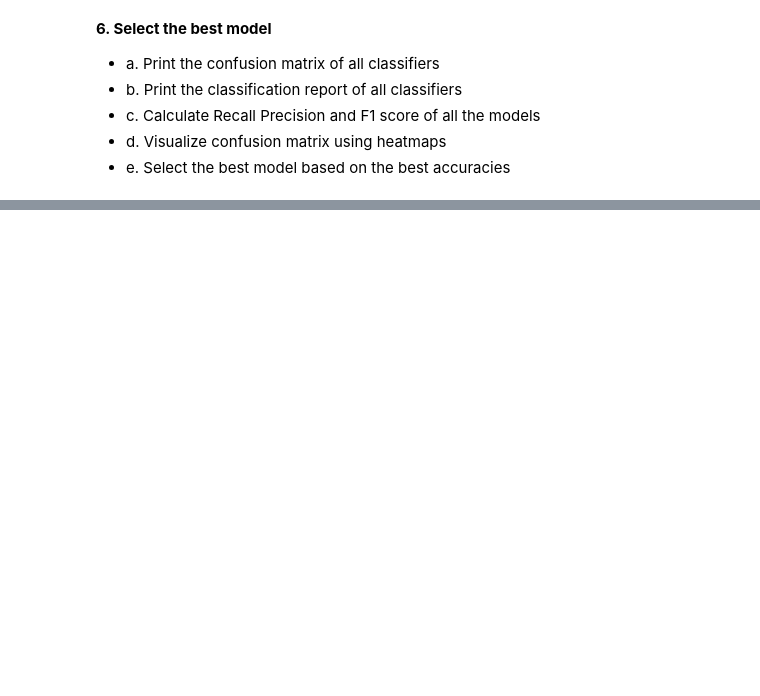
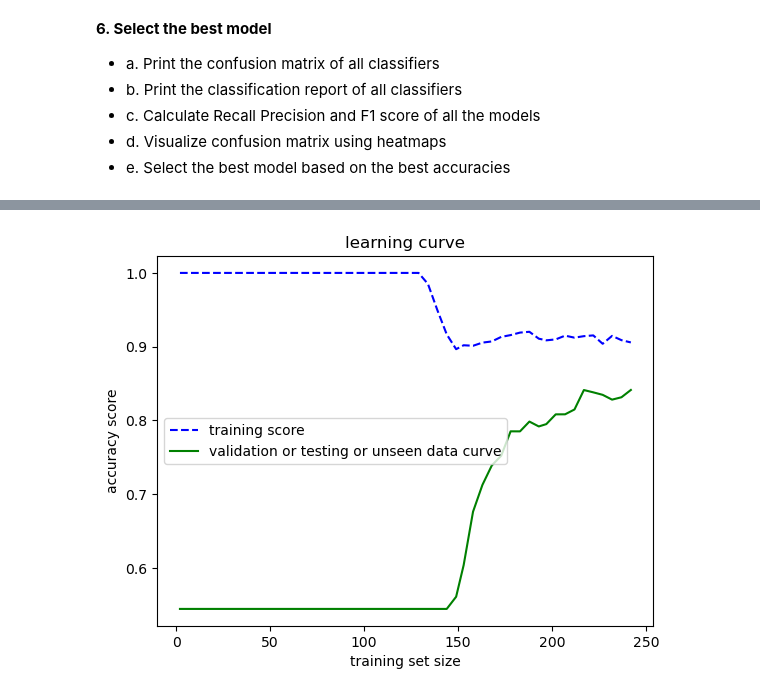
Before and after one commit to aditya230302/Heart_Disease_Prediction, a Jupyter notebook: Heart_Disease_Prediction.ipynb, the cells around one changed output, grey strips where cells are left out. Saved outputs shown, nothing was run; the diff lists cells and outputs as text; code cells hidden in the pictures; blank space fills up the shorter version.

```diff
--- a/Heart_Disease_Prediction.ipynb
+++ b/Heart_Disease_Prediction.ipynb
@@ -360,0 +473,17 @@ Best model is: Logistic Regression with accuracy 0.81
+# %%
+sizes, training_scores, testing_scores = learning_curve(grid_search.best_estimator_, X,y,cv = 5, scoring = 'accuracy', train_sizes =np.linspace(0.01,1.0,50) )
+# %%
+mean_training = np .mean(training_scores, axis = 1)
+# %%
+mean_testing = np .mean(testing_scores , axis = 1)
+# %%
+plt.plot(sizes,mean_training ,'--', color = "b",label ="training score")
+plt.plot(sizes, mean_testing, color = "g",label ="validation or testing or unseen data curve")
+
+plt.title("learning curve")
+plt.xlabel("training set size")
+plt.ylabel("accuracy score")
+plt.legend(loc ="best")
+plt.show()
+# %% [output]
+[figure, added]
```
Also changed, not shown: parts of 12 cells of this notebook.
